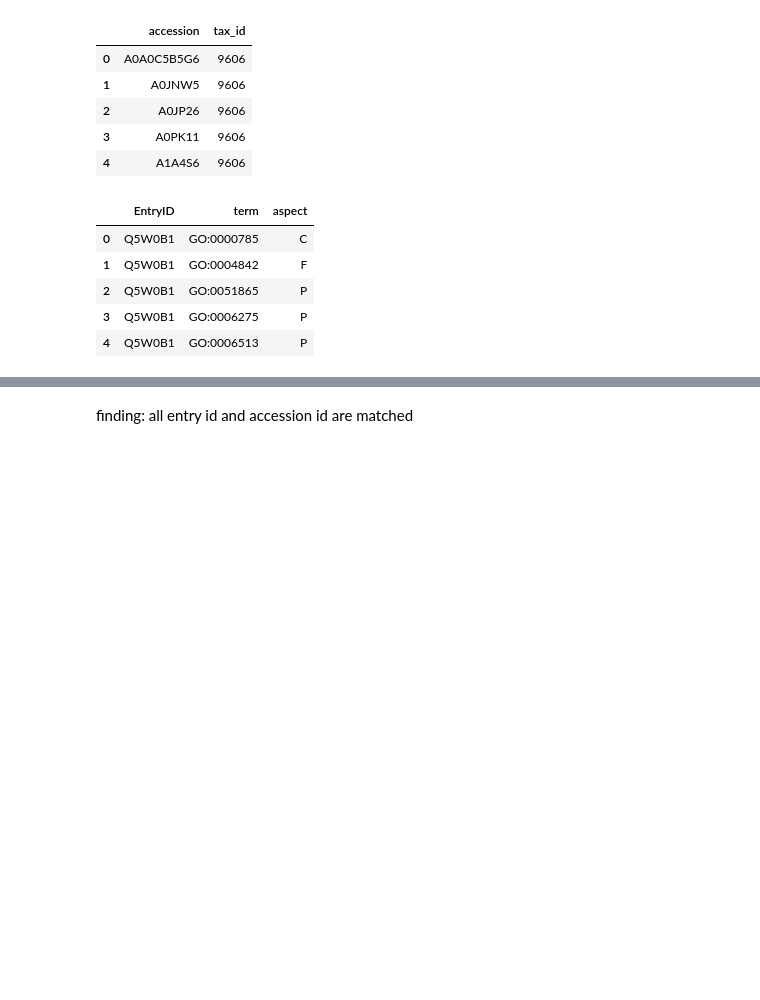
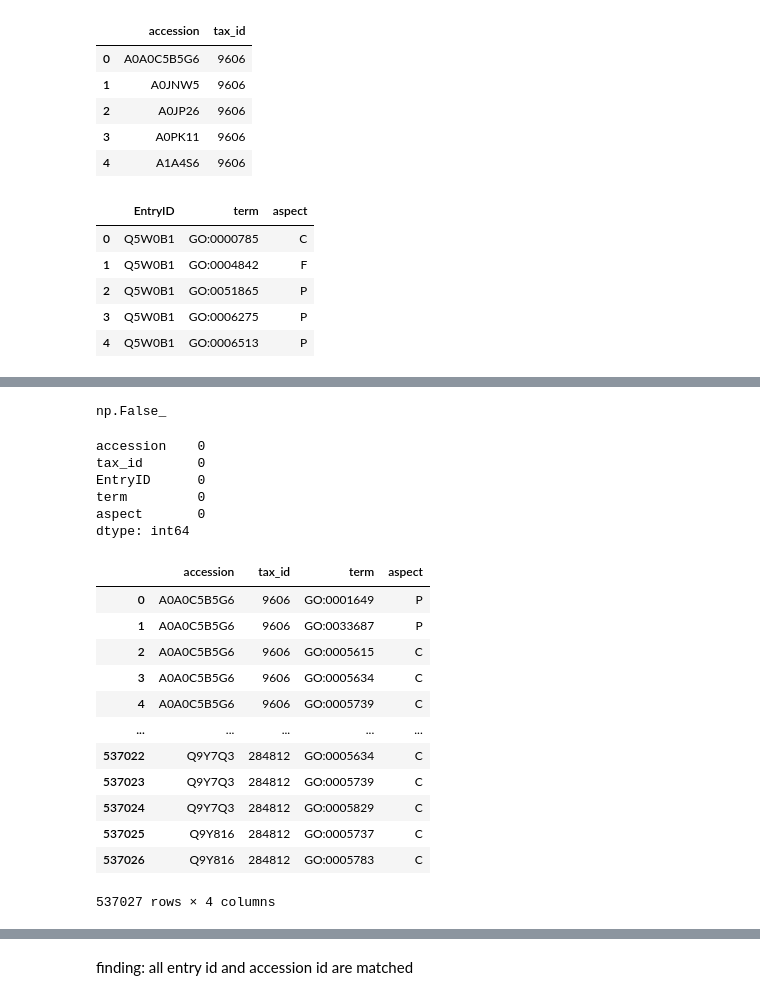
Before and after one commit to azuryne/CAFA6, a Jupyter notebook: eda.ipynb, the cells around one changed output, grey strips where cells are left out. Saved outputs shown, nothing was run; the diff lists cells and outputs as text; code cells hidden in the pictures; blank space fills up the shorter version.

```diff
--- a/eda.ipynb
+++ b/eda.ipynb
@@ -95,0 +145,13 @@ merged.head()
+# %%
+merged_taxonomy_train_terms.isnull().values.any()
+# %% [output]
+np.False_
+# %%
+merged_taxonomy_train_terms.isnull().sum()
+# %% [output]
+accession    0
+tax_id       0
+EntryID      0
+term         0
+aspect       0
+dtype: int64
@@ -95,0 +160,16 @@ merged.head()
+# %%
+merged_taxonomy_train_terms
+# %% [output]
+|  | accession | tax_id | term | aspect |
+| 0 | A0A0C5B5G6 | 9606 | GO:0001649 | P |
+| 1 | A0A0C5B5G6 | 9606 | GO:0033687 | P |
+| 2 | A0A0C5B5G6 | 9606 | GO:0005615 | C |
+| 3 | A0A0C5B5G6 | 9606 | GO:0005634 | C |
+| 4 | A0A0C5B5G6 | 9606 | GO:0005739 | C |
+| ... | ... | ... | ... | ... |
+| 537022 | Q9Y7Q3 | 284812 | GO:0005634 | C |
+| 537023 | Q9Y7Q3 | 284812 | GO:0005739 | C |
+| 537024 | Q9Y7Q3 | 284812 | GO:0005829 | C |
+| 537025 | Q9Y816 | 284812 | GO:0005737 | C |
+| 537026 | Q9Y816 | 284812 | GO:0005783 | C |
+537027 rows × 4 columns
```
Also changed, not shown: parts of 37 cells of this notebook, 1 other file.
